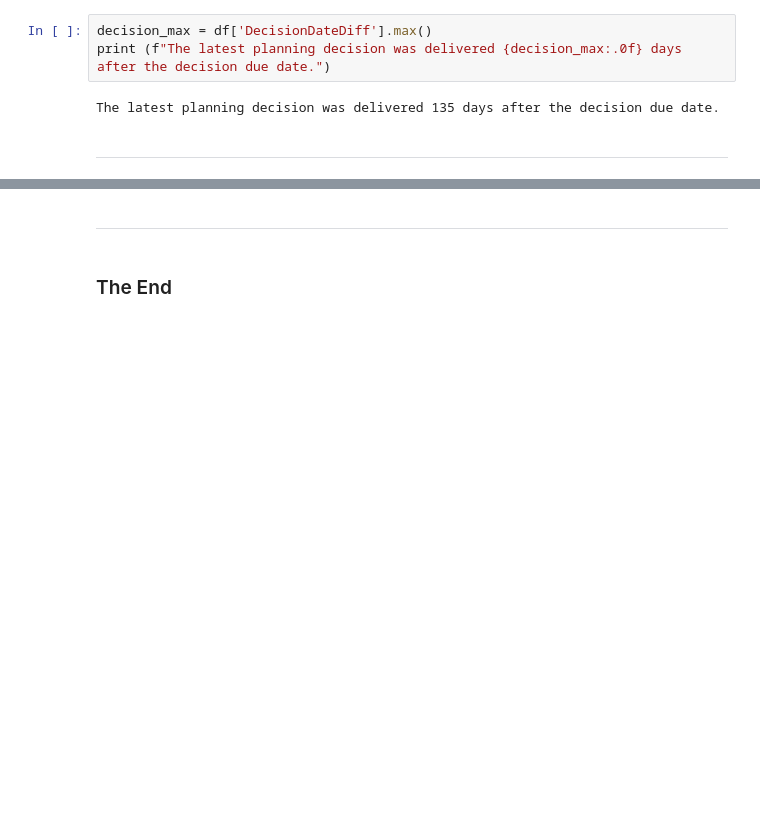
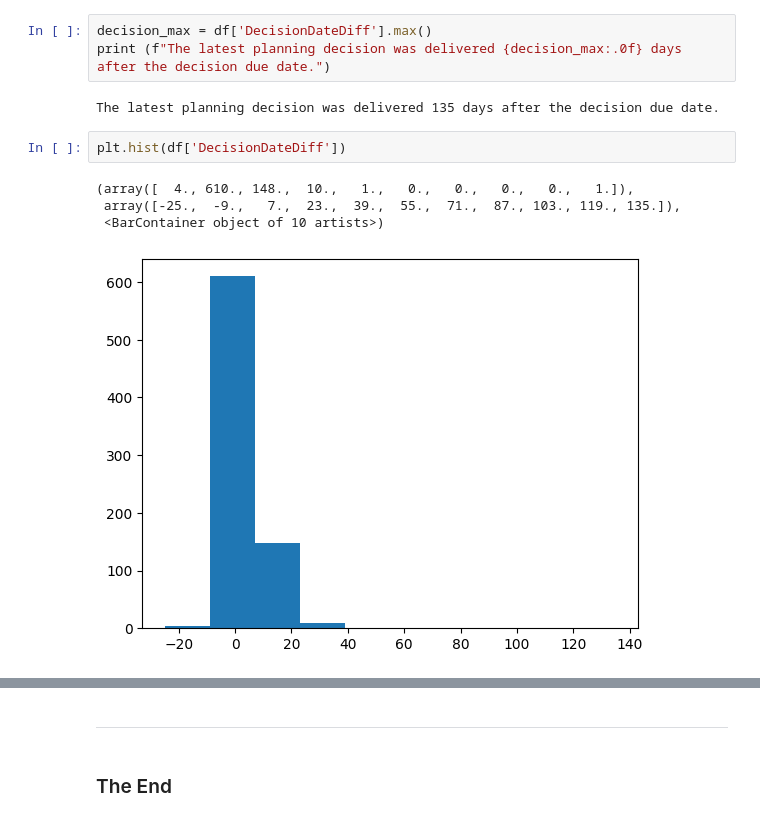
Before and after one commit to FaolanH/programming-for-data-analytics, a Jupyter notebook: pfda-project/project.ipynb, the cells around one changed output, grey strips where cells are left out. Saved outputs shown, nothing was run; the diff lists cells and outputs as text; blank space fills up the shorter version.

```diff
--- a/pfda-project/project.ipynb
+++ b/pfda-project/project.ipynb
@@ -509,5 +543,10 @@ decision_max = df['DecisionDateDiff'].max()
 print (f"The latest planning decision was delivered {decision_max:.0f} days after the decision due date.")
 # %% [output]
 The latest planning decision was delivered 135 days after the decision due date.
-# %% [markdown]
------------------
+# %%
+plt.hist(df['DecisionDateDiff'])
+# %% [output]
+(array([  4., 610., 148.,  10.,   1.,   0.,   0.,   0.,   0.,   1.]),
+ array([-25.,  -9.,   7.,  23.,  39.,  55.,  71.,  87., 103., 119., 135.]),
+ <BarContainer object of 10 artists>)
+[figure, added]
```
Also changed, not shown: parts of 5 cells of this notebook.
